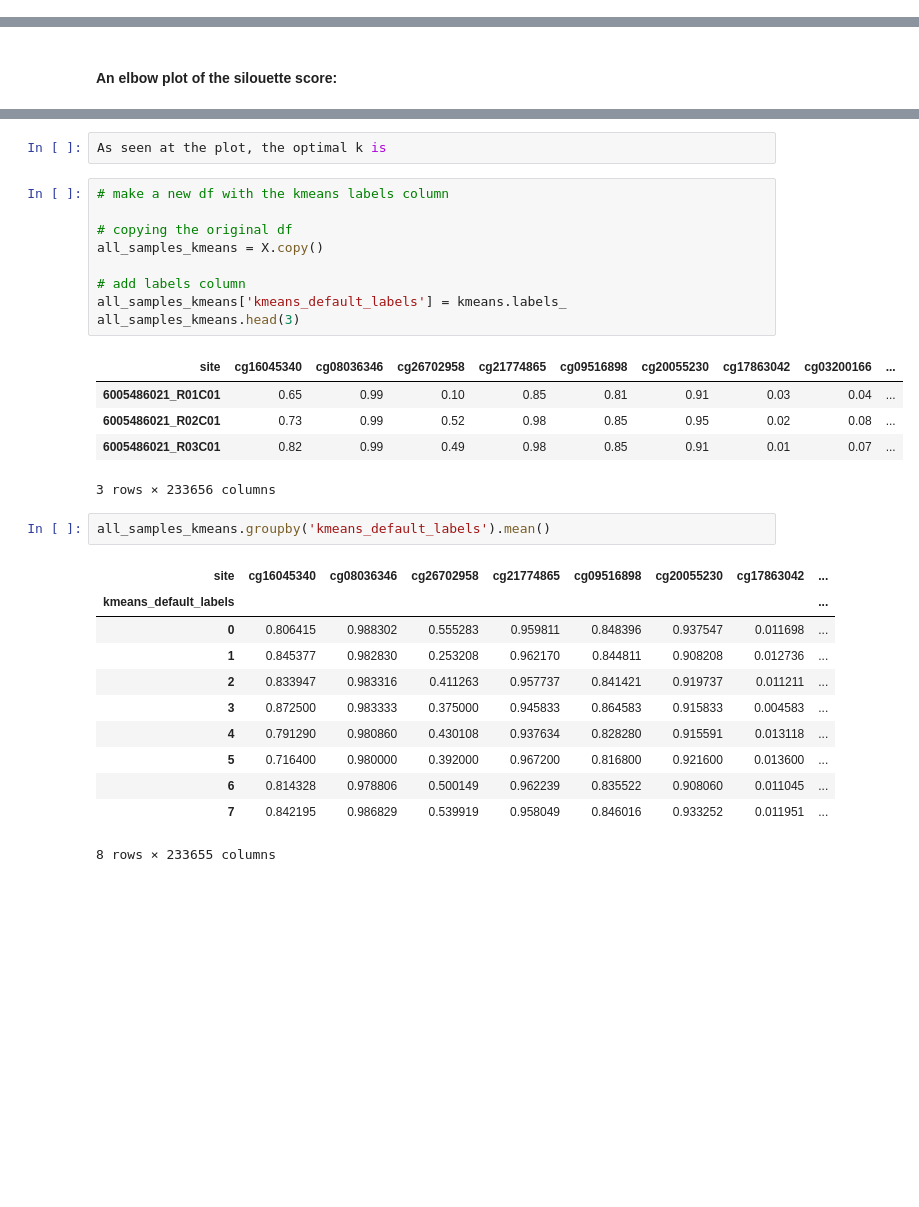
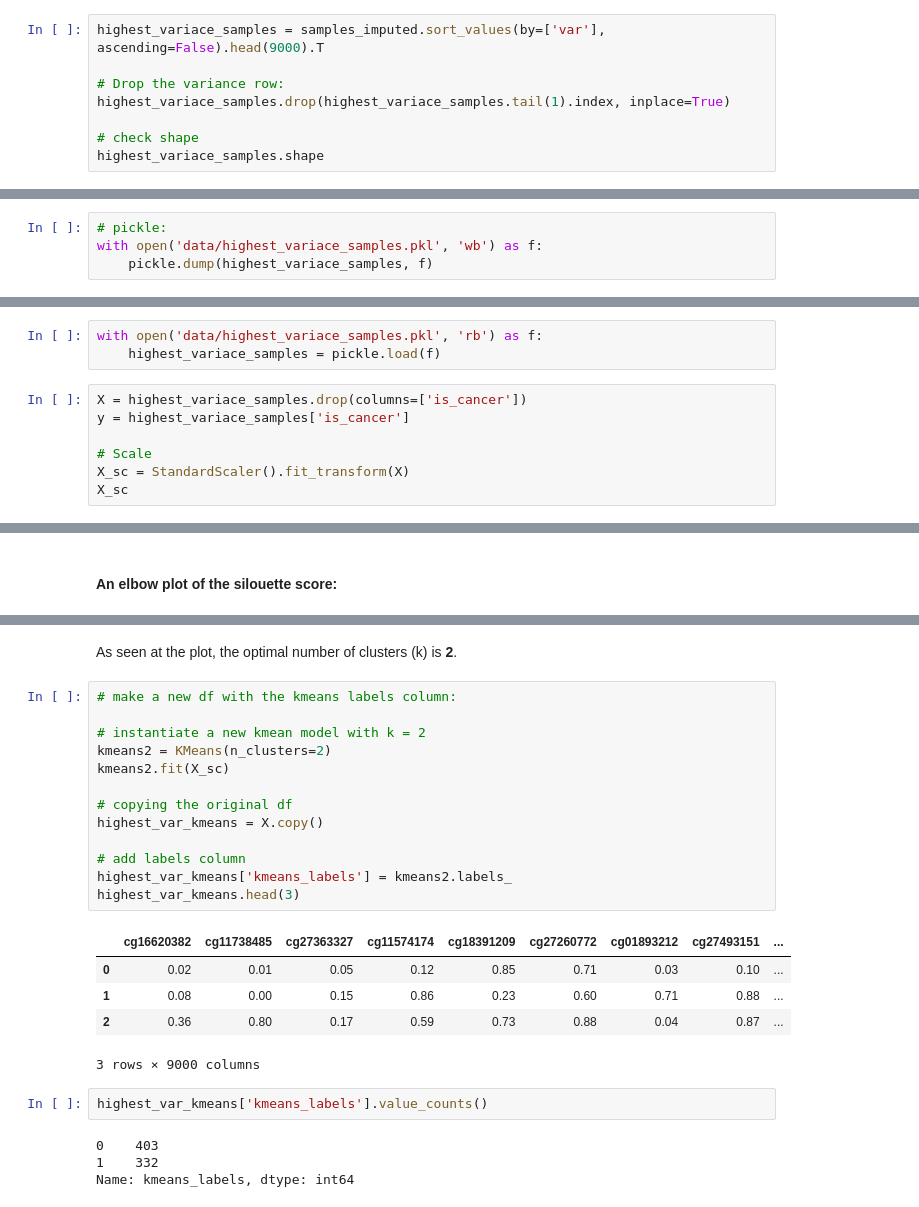
Before and after one commit to Marvalfr/DNA-Methylation-Analysis, a Jupyter notebook: 03_Unsupervised_Model.ipynb, the cells around one changed output, grey strips where cells are left out. Drawn from its saved outputs; the diff is of its cells as text; blank space fills up the shorter version.

```diff
--- a/03_Unsupervised_Model.ipynb
+++ b/03_Unsupervised_Model.ipynb
@@ -17,0 +43,8 @@ with open('data/all_samples.pkl', 'rb') as f:
+# %%
+highest_variace_samples = samples_imputed.sort_values(by=['var'], ascending=False).head(9000).T
+
+# Drop the variance row:
+highest_variace_samples.drop(highest_variace_samples.tail(1).index, inplace=True)
+
+# check shape
+highest_variace_samples.shape
@@ -17,0 +73,4 @@ with open('data/all_samples.pkl', 'rb') as f:
+# %%
+# pickle:
+with open('data/highest_variace_samples.pkl', 'wb') as f:
+    pickle.dump(highest_variace_samples, f)
@@ -39,0 +81,10 @@ array([[-2.47188075,  0.62072527, -1.93928452, ..., -1.03836614,
+# %%
+with open('data/highest_variace_samples.pkl', 'rb') as f:
+    highest_variace_samples = pickle.load(f)
+# %%
+X = highest_variace_samples.drop(columns=['is_cancer'])
+y = highest_variace_samples['is_cancer']
+
+# Scale
+X_sc = StandardScaler().fit_transform(X)
+X_sc
@@ -64,31 +132,27 @@ sns.lineplot(x=range(2,15), y=kmeans_sil)
-# %%
-As seen at the plot, the optimal k is
+# %% [markdown]
+As seen at the plot, the optimal number of clusters (k) is **2**.
 # %%
-# make a new df with the kmeans labels column
+# make a new df with the kmeans labels column:
+
+# instantiate a new kmean model with k = 2
+kmeans2 = KMeans(n_clusters=2)
+kmeans2.fit(X_sc)
 
 # copying the original df
-all_samples_kmeans = X.copy()
+highest_var_kmeans = X.copy()
 
 # add labels column
-all_samples_kmeans['kmeans_default_labels'] = kmeans.labels_
-all_samples_kmeans.head(3)
+highest_var_kmeans['kmeans_labels'] = kmeans2.labels_
+highest_var_kmeans.head(3)
 # %% [output]
-| site | cg16045340 | cg08036346 | cg26702958 | cg21774865 | cg09516898 | cg20055230 | cg17863042 | cg03200166 | ... |
-| 6005486021_R01C01 | 0.65 | 0.99 | 0.10 | 0.85 | 0.81 | 0.91 | 0.03 | 0.04 | ... |
-| 6005486021_R02C01 | 0.73 | 0.99 | 0.52 | 0.98 | 0.85 | 0.95 | 0.02 | 0.08 | ... |
-| 6005486021_R03C01 | 0.82 | 0.99 | 0.49 | 0.98 | 0.85 | 0.91 | 0.01 | 0.07 | ... |
+|  | cg16620382 | cg11738485 | cg27363327 | cg11574174 | cg18391209 | cg27260772 | cg01893212 | cg27493151 | ... |
+| 0 | 0.02 | 0.01 | 0.05 | 0.12 | 0.85 | 0.71 | 0.03 | 0.10 | ... |
+| 1 | 0.08 | 0.00 | 0.15 | 0.86 | 0.23 | 0.60 | 0.71 | 0.88 | ... |
+| 2 | 0.36 | 0.80 | 0.17 | 0.59 | 0.73 | 0.88 | 0.04 | 0.87 | ... |
-3 rows × 233656 columns
+3 rows × 9000 columns
-# %%
-all_samples_kmeans.groupby('kmeans_default_labels').mean()
-# %% [output]
-| site | cg16045340 | cg08036346 | cg26702958 | cg21774865 | cg09516898 | cg20055230 | cg17863042 | ... |
-| kmeans_default_labels |  |  |  |  |  |  |  | ... |
-| 0 | 0.806415 | 0.988302 | 0.555283 | 0.959811 | 0.848396 | 0.937547 | 0.011698 | ... |
-| 1 | 0.845377 | 0.982830 | 0.253208 | 0.962170 | 0.844811 | 0.908208 | 0.012736 | ... |
-| 2 | 0.833947 | 0.983316 | 0.411263 | 0.957737 | 0.841421 | 0.919737 | 0.011211 | ... |
-| 3 | 0.872500 | 0.983333 | 0.375000 | 0.945833 | 0.864583 | 0.915833 | 0.004583 | ... |
-| 4 | 0.791290 | 0.980860 | 0.430108 | 0.937634 | 0.828280 | 0.915591 | 0.013118 | ... |
-| 5 | 0.716400 | 0.980000 | 0.392000 | 0.967200 | 0.816800 | 0.921600 | 0.013600 | ... |
-| 6 | 0.814328 | 0.978806 | 0.500149 | 0.962239 | 0.835522 | 0.908060 | 0.011045 | ... |
-| 7 | 0.842195 | 0.986829 | 0.539919 | 0.958049 | 0.846016 | 0.933252 | 0.011951 | ... |
-8 rows × 233655 columns
+# %%
+highest_var_kmeans['kmeans_labels'].value_counts()
+# %% [output]
+0    403
+1    332
+Name: kmeans_labels, dtype: int64
```
Also changed, not shown: parts of 23 cells of this notebook, 4 other files.
